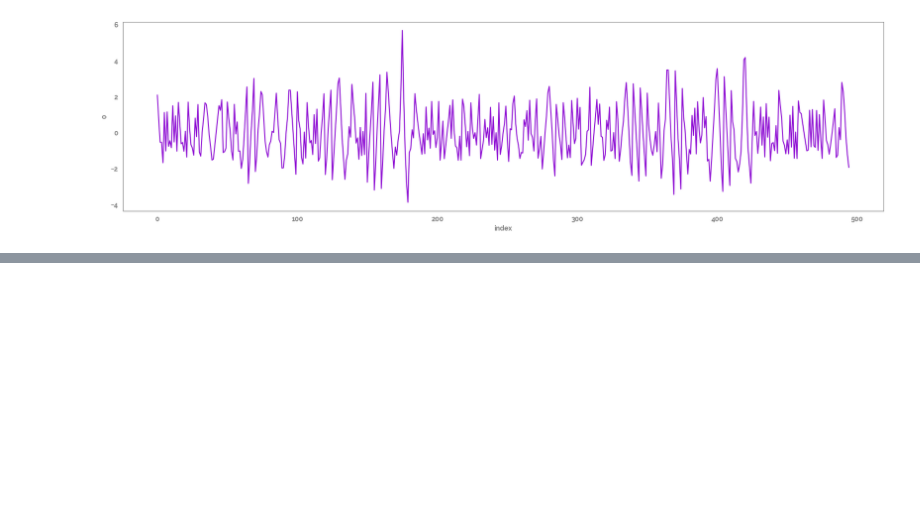
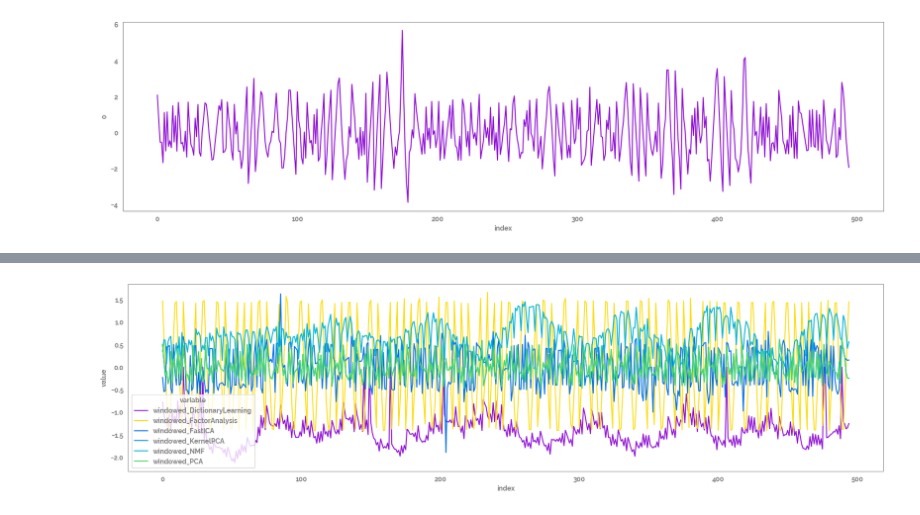
Before and after one commit to jameshtwose/jmspack, a Jupyter notebook: playground/window_functions.ipynb, the cells around one changed output, grey strips where cells are left out. Cells and saved outputs as stored; diff of their text form; code cells hidden in the pictures; blank space fills up the shorter version.

```diff
--- a/playground/window_functions.ipynb
+++ b/playground/window_functions.ipynb
@@ -166,0 +215,19 @@ _ = sns.lineplot(data=win_PCA(df, window_size=5).reset_index(drop=True).reset_in
+# %%
+decomps_list = [decomposition.DictionaryLearning,
+                decomposition.FactorAnalysis,
+                decomposition.FastICA,
+                # decomposition.IncrementalPCA,
+                decomposition.KernelPCA,
+                decomposition.NMF,
+                decomposition.PCA
+                ]
+# %%
+dec_df = pd.concat([summary_window_FUN(df.pipe(apply_scaling), window_size=5, user_func=window_function, kwargs={"random_state":42}) for window_function in decomps_list], axis=1).reset_index()
+# %%
+_ = plt.figure(figsize=(20, 5))
+_ = sns.lineplot(data=dec_df.melt(id_vars="index"),
+                x="index",
+                y="value",
+                hue="variable")
+# %% [output]
+[figure, added]
```
Also changed, not shown: parts of 8 cells of this notebook.
